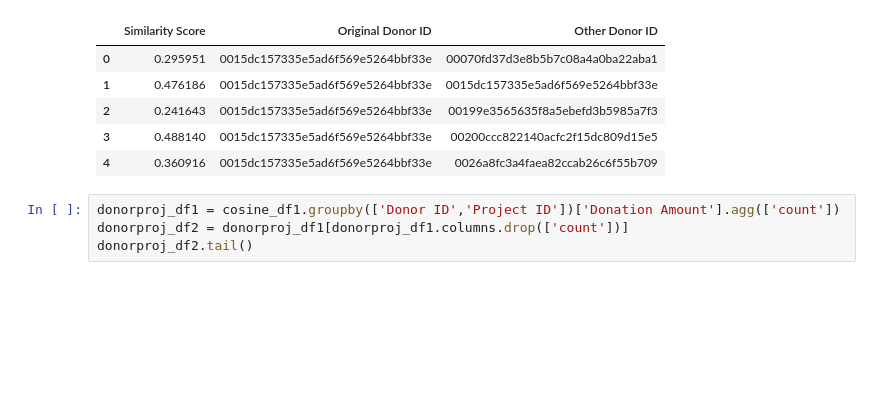
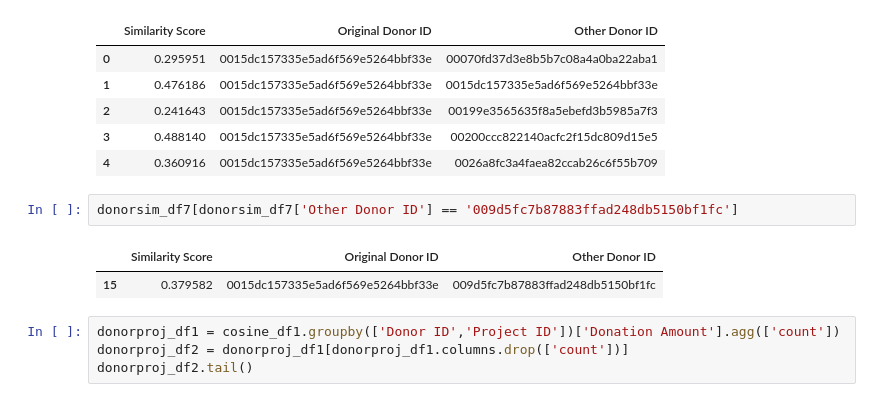
Before and after one commit to weirdyang/practice, a Jupyter notebook: applied_forecasting/laura/Group Assignment - Cosimilarity.ipynb, the cells around one changed output. Drawn from its saved outputs; the diff is of its cells as text; blank space fills up the shorter version.

```diff
--- a/applied_forecasting/laura/Group Assignment - Cosimilarity.ipynb
+++ b/applied_forecasting/laura/Group Assignment - Cosimilarity.ipynb
@@ -136,6 +136,11 @@ donorsim_df7.head()
 | 2 | 0.241643 | 0015dc157335e5ad6f569e5264bbf33e | 00199e3565635f8a5ebefd3b5985a7f3 |
 | 3 | 0.488140 | 0015dc157335e5ad6f569e5264bbf33e | 00200ccc822140acfc2f15dc809d15e5 |
 | 4 | 0.360916 | 0015dc157335e5ad6f569e5264bbf33e | 0026a8fc3a4faea82ccab26c6f55b709 |
+# %%
+donorsim_df7[donorsim_df7['Other Donor ID'] == '009d5fc7b87883ffad248db5150bf1fc']
+# %% [output]
+|  | Similarity Score | Original Donor ID | Other Donor ID |
+| 15 | 0.379582 | 0015dc157335e5ad6f569e5264bbf33e | 009d5fc7b87883ffad248db5150bf1fc |
 # %%
 donorproj_df1 = cosine_df1.groupby(['Donor ID','Project ID'])['Donation Amount'].agg(['count'])
 donorproj_df2 = donorproj_df1[donorproj_df1.columns.drop(['count'])]
```
Also changed, not shown: parts of 3 cells of this notebook.
